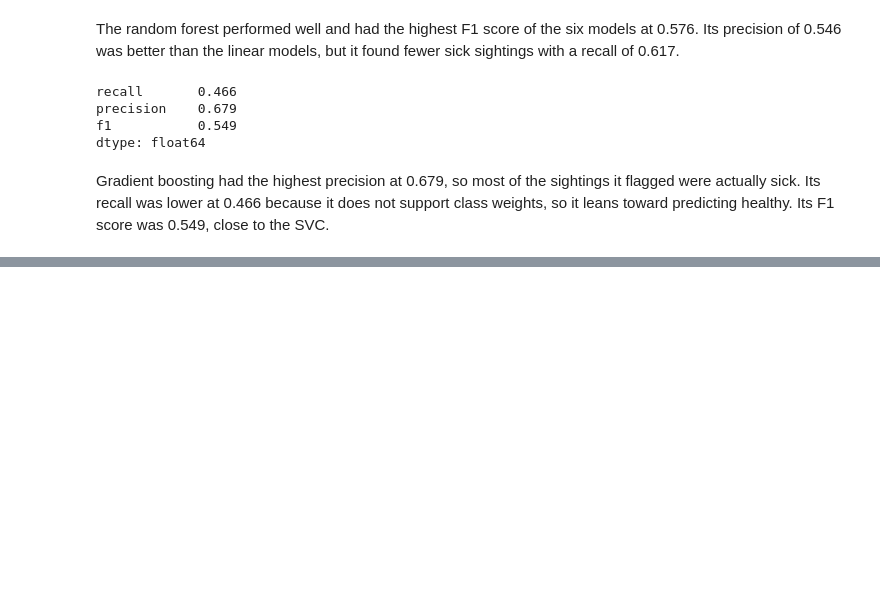
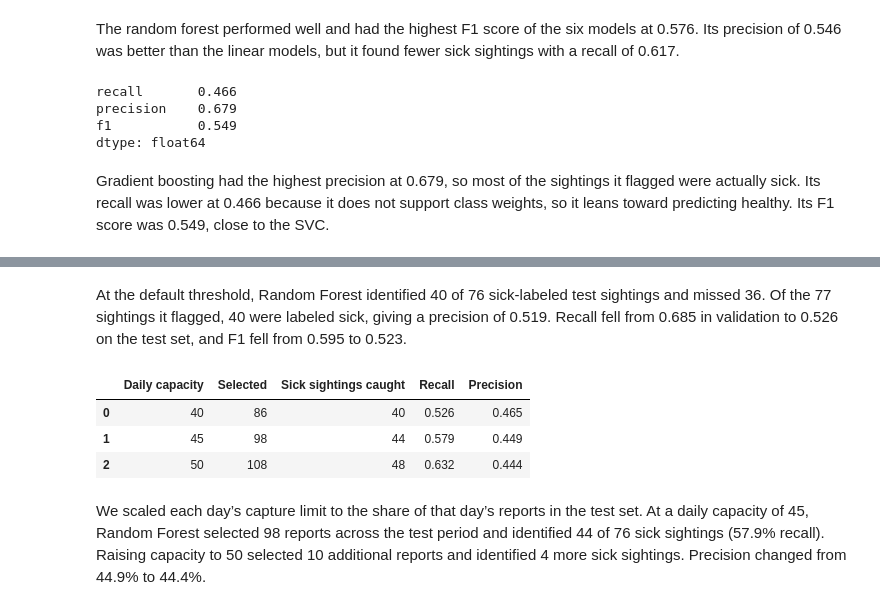
Before and after one commit to AJamell/Project2-NutosisMachineLearning, a Jupyter notebook: Nutosis - Training.ipynb, the cells around one changed output, grey strips where cells are left out. Saved outputs shown, nothing was run; the diff lists cells and outputs as text; code cells hidden in the pictures; blank space fills up the shorter version.

```diff
--- a/Nutosis - Training.ipynb
+++ b/Nutosis - Training.ipynb
@@ -143,0 +545,21 @@ Gradient boosting had the highest precision at 0.679, so most of the sightings i
+# %%
+from sklearn.metrics import classification_report, confusion_matrix
+
+test_set = pd.read_parquet("test_set.parquet")
+X_test = test_set.drop(columns="diseased")
+y_test = test_set["diseased"]
+
+y_pred = final_model.predict(X_test)
+
+print(classification_report(
+    y_test, y_pred,
+    labels=[False, True],
+    target_names=["Healthy", "Sick"],
+    digits=3
+))
+
+pd.DataFrame(
+    confusion_matrix(y_test, y_pred, labels=[False, True]),
+    index=["Actual healthy", "Actual sick"],
+    columns=["Predicted healthy", "Predicted sick"]
+)
@@ -143,0 +578,33 @@ Gradient boosting had the highest precision at 0.679, so most of the sightings i
+# %% [markdown]
+At the default threshold, Random Forest identified 40 of 76 sick-labeled test sightings and missed 36. Of the 77 sightings it flagged, 40 were labeled sick, giving a precision of 0.519. Recall fell from 0.685 in validation to 0.526 on the test set, and F1 fell from 0.595 to 0.523.
+# %%
+reports = test_set[["Date", "diseased"]].copy()
+reports["score"] = final_model.predict_proba(X_test)[:, 1]
+reports = reports.sort_values("score", ascending=False, kind="stable")
+reports["daily_rank"] = reports.groupby("Date").cumcount() + 1
+
+all_dates = pd.concat([X["Date"], X_test["Date"]])
+test_share = X_test["Date"].value_counts() / all_dates.value_counts()
+
+results = []
+for limit in [40, 45, 50]:
+    daily_quota = (limit * test_share).round()
+    selected = reports[reports["daily_rank"] <= reports["Date"].map(daily_quota)]
+    caught = selected["diseased"].sum()
+
+    results.append({
+        "Daily capacity": limit,
+        "Selected": len(selected),
+        "Sick sightings caught": caught,
+        "Recall": caught / y_test.sum(),
+        "Precision": caught / len(selected)
+    })
+
+pd.DataFrame(results).round(3)
+# %% [output]
+|  | Daily capacity | Selected | Sick sightings caught | Recall | Precision |
+| 0 | 40 | 86 | 40 | 0.526 | 0.465 |
+| 1 | 45 | 98 | 44 | 0.579 | 0.449 |
+| 2 | 50 | 108 | 48 | 0.632 | 0.444 |
+# %% [markdown]
+We scaled each day’s capture limit to the share of that day’s reports in the test set. At a daily capacity of 45, Random Forest selected 98 reports across the test period and identified 44 of 76 sick sightings (57.9% recall). Raising capacity to 50 selected 10 additional reports and identified 4 more sick sightings. Precision changed from 44.9% to 44.4%.
```
Also changed, not shown: parts of 26 cells of this notebook, 4 other files.
